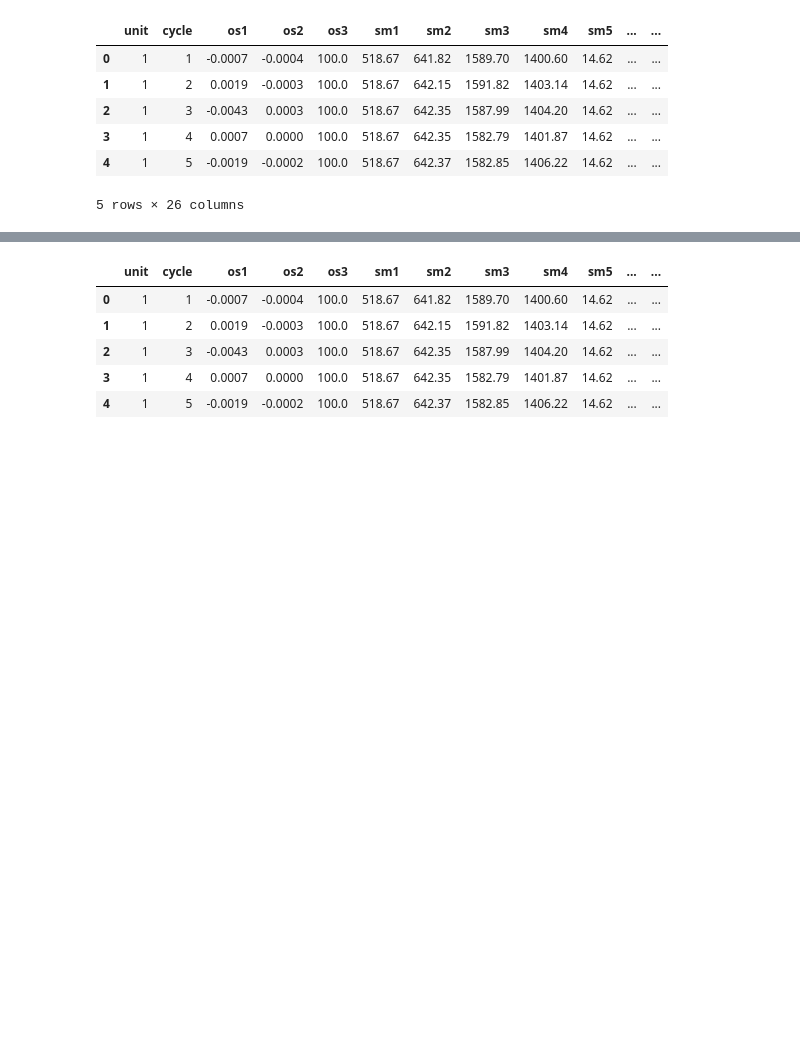
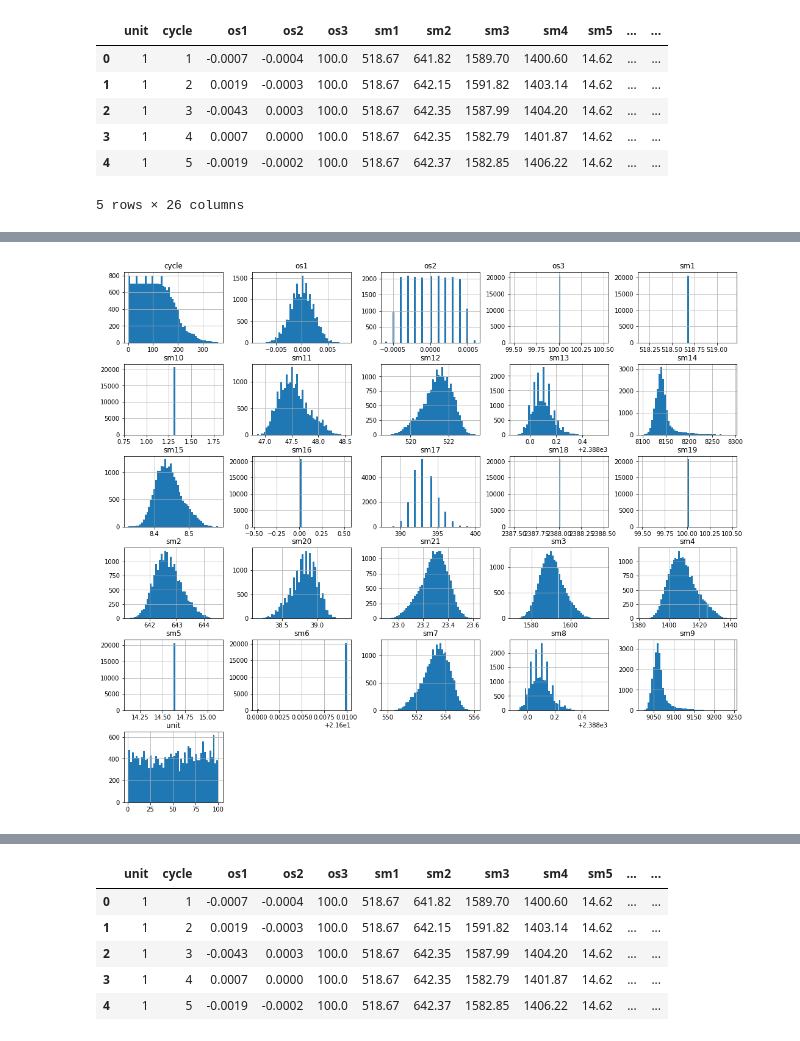
Before and after one commit to ebegen/Data-Science-Projects-with-Python, a Jupyter notebook: Nasa_Turbofan_Engine_Degradation/Turbofan_Engine_Degradation.ipynb, the cells around one changed output, grey strips where cells are left out. Saved outputs shown, nothing was run; the diff lists cells and outputs as text; code cells hidden in the pictures; blank space fills up the shorter version.

```diff
--- a/Nasa_Turbofan_Engine_Degradation/Turbofan_Engine_Degradation.ipynb
+++ b/Nasa_Turbofan_Engine_Degradation/Turbofan_Engine_Degradation.ipynb
@@ -63,3 +87,8 @@ train_df.head()
+# %%
+train_df.hist(bins=50, figsize=(18,16))
+plt.show()
+# %% [output]
+[figure, added]
 # %%
 train_df.groupby('unit').mean()
 # %% [output]
```
Also changed, not shown: parts of 5 cells of this notebook.
